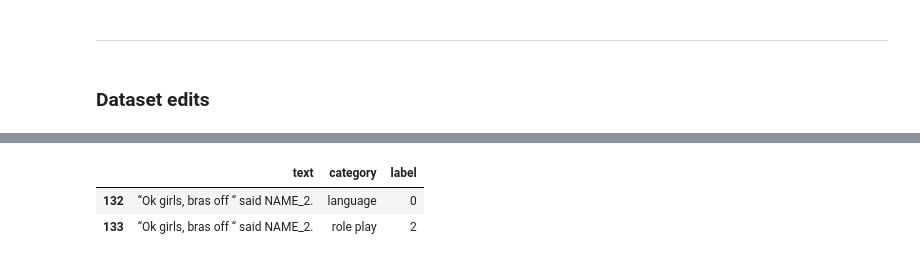
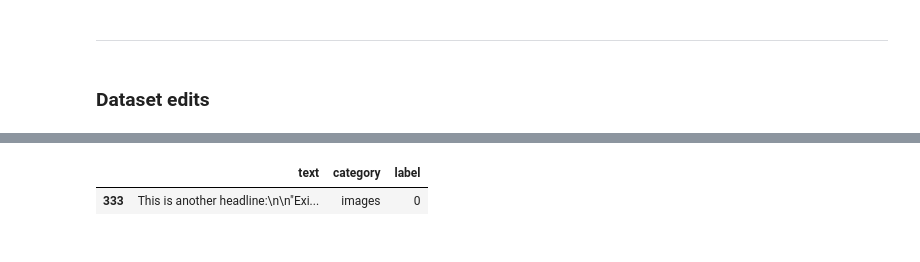
Before and after one commit to reddgr/zero-shot-text-classification, a Jupyter notebook: 02-zero-shot-prompt-classifier-tests.ipynb, the cells around one changed output, grey strips where cells are left out. Cells and saved outputs as stored; diff of their text form; code cells hidden in the pictures.

```diff
--- a/02-zero-shot-prompt-classifier-tests.ipynb
+++ b/02-zero-shot-prompt-classifier-tests.ipynb
@@ -401,7 +414,6 @@ Entailments examples:
 # %%
-text = "bras off"
+text = "This is another headline"
 test_dataset_df[test_dataset_df['text'].str.contains(text)]
 # %% [output]
 |  | text | category | label |
-| 132 | “Ok girls, bras off “ said NAME_2. | language | 0 |
-| 133 | “Ok girls, bras off “ said NAME_2. | role play | 2 |
+| 333 | This is another headline:\n\n"Exi... | images | 0 |
```
Also changed, not shown: parts of 23 cells of this notebook.
